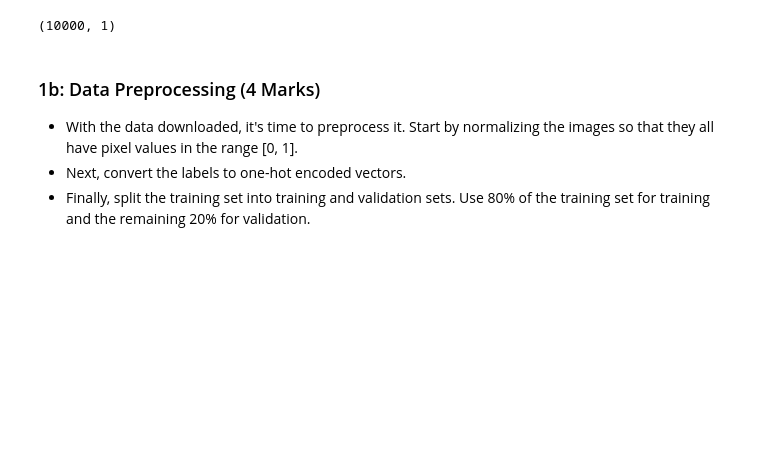
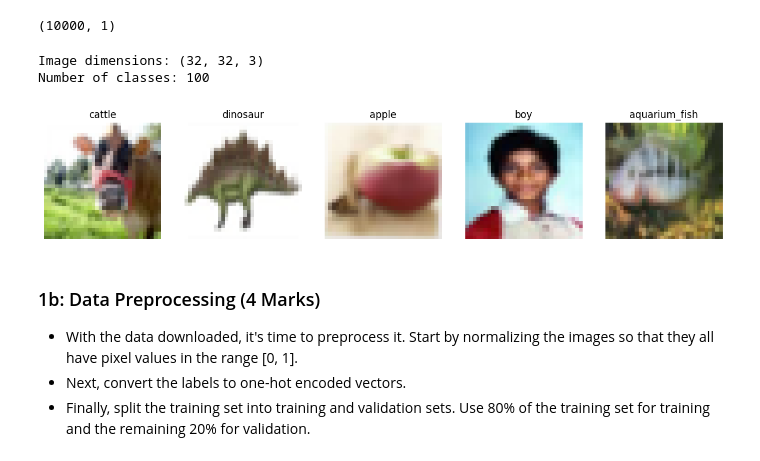
Before and after one commit to bkaddoura/deep_learning, a Jupyter notebook: assignments/Assignment_1.ipynb, the cells around one changed output. Saved outputs shown, nothing was run; the diff lists cells and outputs as text; code cells hidden in the pictures; blank space fills up the shorter version.

```diff
--- a/assignments/Assignment_1.ipynb
+++ b/assignments/Assignment_1.ipynb
@@ -39,22 +142,21 @@ x_test.shape
 y_test.shape
 # %% [output]
 (10000, 1)
+# %%
+print('Image dimensions:', x_train.shape[1:])
+print('Number of classes:', len(set(y_train.flatten())))
+# %% [output]
+Image dimensions: (32, 32, 3)
+Number of classes: 100
 # %%
-# Selecting 9 random indices
-random_indices = np.random.choice(len(digits.images), 9, replace=False)
-
-# Creating a 32x32 grid plot
-fig, axes = plt.subplots(32, 32, figsize=(6, 6))
-
-for i, ax in enumerate(axes.flat):
-    ax.imshow(digits.images[random_indices[i]], cmap=plt.cm.gray_r, interpolation='nearest')
-    ax.set_title(f"Label: {digits.target[random_indices[i]]}")
-
-    # Removing axis labels
-    ax.set_xticks([])
-    ax.set_yticks([])
-
-plt.show()
+from matplotlib import pyplot as plt
+fig, axes = plt.subplots(1, 5, figsize=(15, 15))
+for i in range(5):
+    axes[i].imshow(x_train[i])
+    axes[i].set_title(class_names[y_train[i][0]])
+    axes[i].axis('off')
+# %% [output]
+[figure, added]
 # %% [markdown]
 ### 1b: Data Preprocessing (4 Marks)
 - With the data downloaded, it's time to preprocess it. Start by normalizing the images so that they all have pixel values in the range [0, 1].
```
Also changed, not shown: parts of 3 cells of this notebook.
